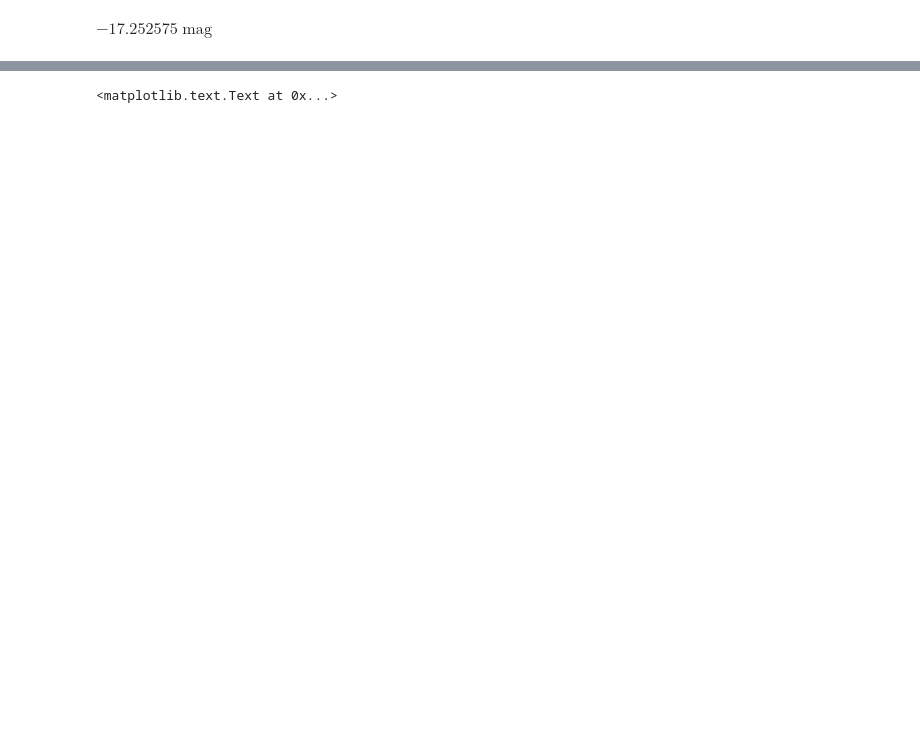
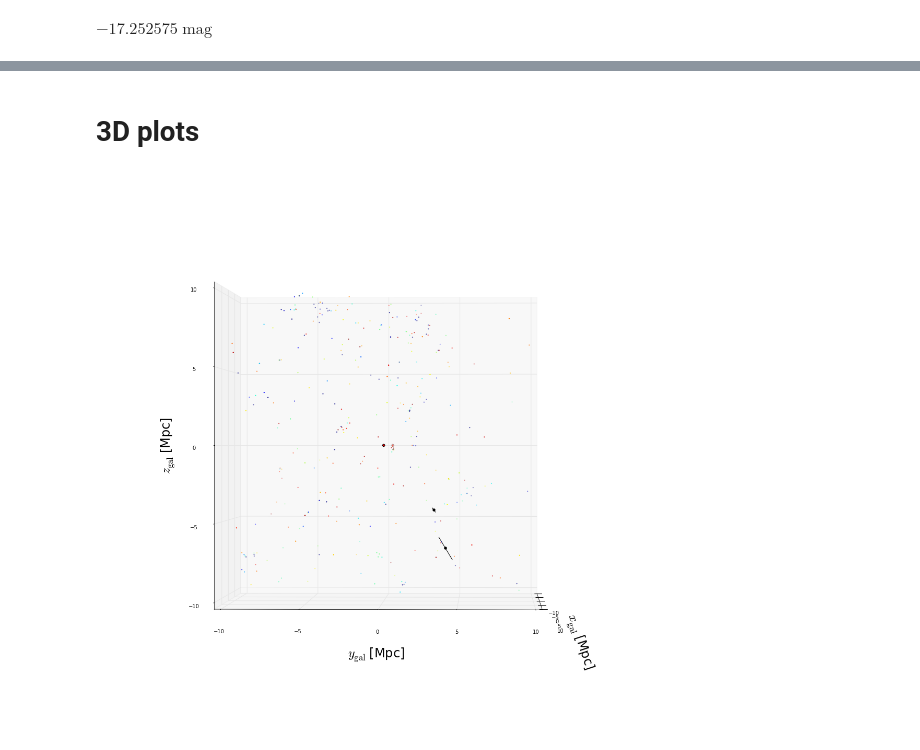
Before and after one commit to eteq/piscdwarfs_hst, a Jupyter notebook: Context.ipynb, the cells around one changed output, grey strips where cells are left out. Drawn from its saved outputs; the diff is of its cells as text; code cells hidden in the pictures; blank space fills up the shorter version.

```diff
--- a/Context.ipynb
+++ b/Context.ipynb
@@ -29,3 +41,8 @@ PiscB = SkyCoord('01h19m11.7s', '+11d7m18.22s', distance=Distance(np.percentile(
+# %%
+#structural parameters - need to define the SersicModel to be able to un-pickle
+with open('chains_apr9_2015.pckl') as f:
+    struc_param_dct = pickle.load(f)
+get_struc_param = lambda chainnm, paramnm: struc_param_dct['chains'+chainnm][:, :, struc_param_dct['param_names'].index(paramnm)].ravel()
 # %%
 m31 = SkyCoord(SkyCoord.from_name('M31'), distance=750*u.kpc)
 # %%
@@ -53,28 +144,40 @@ $-17.252575 \; \mathrm{mag}$
+# %% [markdown]
+# 3D plots
 # %%
-%matplotlib osx
-
-fig = plt.figure()
+fig = plt.figure(figsize=(15,15))
+fig.patch.set_alpha(1)
 ax = fig.add_subplot(111, projection='3d')
+plt.subplots_adjust(left=0,bottom=0,top=1,right=1, wspace=0, hspace=0)
 
 msk10box = (-10<mlgcart.x.value)&(mlgcart.x.value<10)&(-10<mlgcart.y.value)&(mlgcart.y.value<10)&(-10<mlgcart.z.value)&(mlgcart.z.value<10)
-ax.scatter3D(mlgcart.x[msk10box&mlgcomplmsk], mlgcart.y[msk10box&mlgcomplmsk], mlgcart.z[msk10box&mlgcomplmsk],
+lgscat = ax.scatter3D(mlgcart.x[msk10box&mlgcomplmsk], mlgcart.y[msk10box&mlgcomplmsk], mlgcart.z[msk10box&mlgcomplmsk],
              edgecolor='none', c=Kabsm[msk10box&mlgcomplmsk], s=5,vmin=-23, vmax=twomasslimit.value)
 #plt.colorbar().set_label('$M_K$', fontsize=24)
 ax.scatter3D(PiscA.galactic.cartesian.x[:1], PiscA.galactic.cartesian.y[:1], PiscA.galactic.cartesian.z[:1], color='k')
 ax.plot3D(PiscA.galactic.cartesian.x[1:], PiscA.galactic.cartesian.y[1:], PiscA.galactic.cartesian.z[1:], color='k')
 ax.scatter3D(PiscB.galactic.cartesian.x[:1], PiscB.galactic.cartesian.y[:1], PiscB.galactic.cartesian.z[:1], color='k')
 ax.plot3D(PiscB.galactic.cartesian.x[1:], PiscB.galactic.cartesian.y[1:], PiscB.galactic.cartesian.z[1:], color='k')
 ax.scatter3D([m31.galactic.cartesian.x.to(u.Mpc).value, 0], [m31.galactic.cartesian.y.to(u.Mpc).value, 0],c='r')
 
-ax.plot3D(local_void_sc.galactic.cartesian.x, local_void_sc.galactic.cartesian.y, local_void_sc.galactic.cartesian.z, color='k')
-ax.plot3D(north_sc.galactic.cartesian.x, north_sc.galactic.cartesian.y, north_sc.galactic.cartesian.z, color='b')
-ax.plot3D(south_sc.galactic.cartesian.x, south_sc.galactic.cartesian.y, south_sc.galactic.cartesian.z, color='r')
+#ax.plot3D(local_void_sc.galactic.cartesian.x, local_void_sc.galactic.cartesian.y, local_void_sc.galactic.cartesian.z, color='k')
+#ax.plot3D(north_sc.galactic.cartesian.x, north_sc.galactic.cartesian.y, north_sc.galactic.cartesian.z, color='b')
+#ax.plot3D(south_sc.galactic.cartesian.x, south_sc.galactic.cartesian.y, south_sc.galactic.cartesian.z, color='r')
 
 ax.set_xlim(-10, 10)
 ax.set_ylim(-10, 10)
 ax.set_zlim(-10, 10)
 ax.set_xlabel(r'$x_{\rm gal}$ [Mpc]', fontsize=24)
 ax.set_ylabel(r'$y_{\rm gal}$ [Mpc]', fontsize=24)
 ax.set_zlabel(r'$z_{\rm gal}$ [Mpc]', fontsize=24)
+#plt.colorbar(lgscat).set_label('$M_K$',fontsize=24)
+plt.tight_layout()
+
+#plt.savefig('test.png')
+
+@interact(azim=(-180, 180., 1.0), elev=(-90., 90., 1.0))
+def f(azim=0, elev=0):
+    ax.azim = azim
+    ax.elev = elev
+    display.display(fig)
 # %% [output]
-<matplotlib.text.Text at 0x...>
+[figure, added]
```
Also changed, not shown: parts of 23 cells of this notebook, 3 other files.
